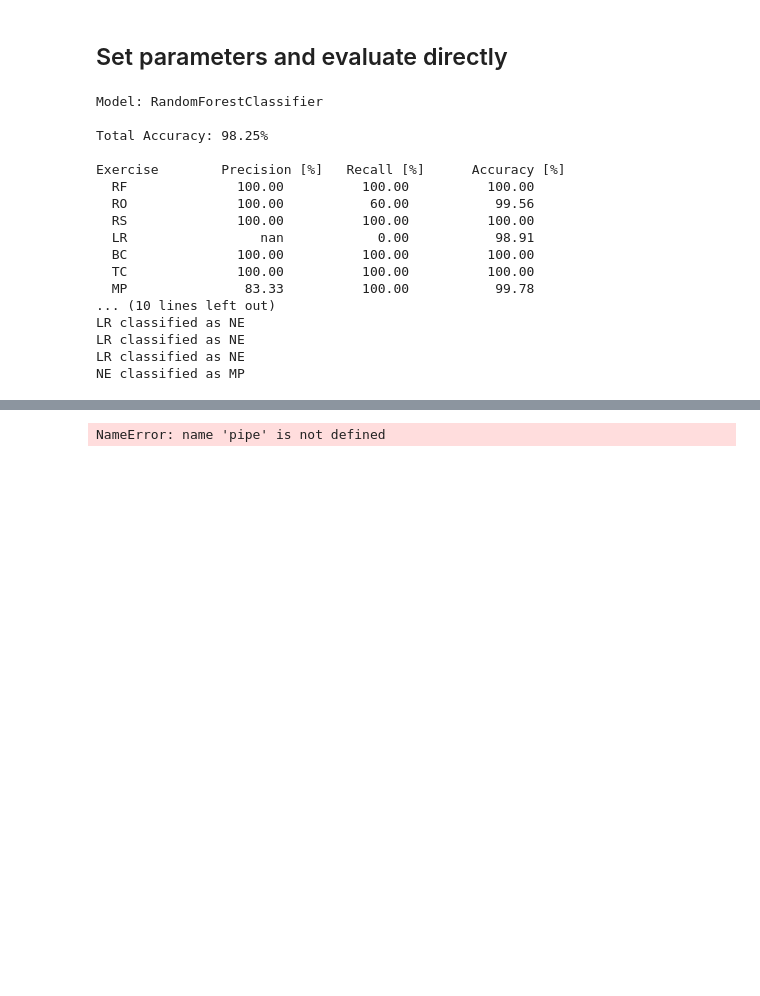
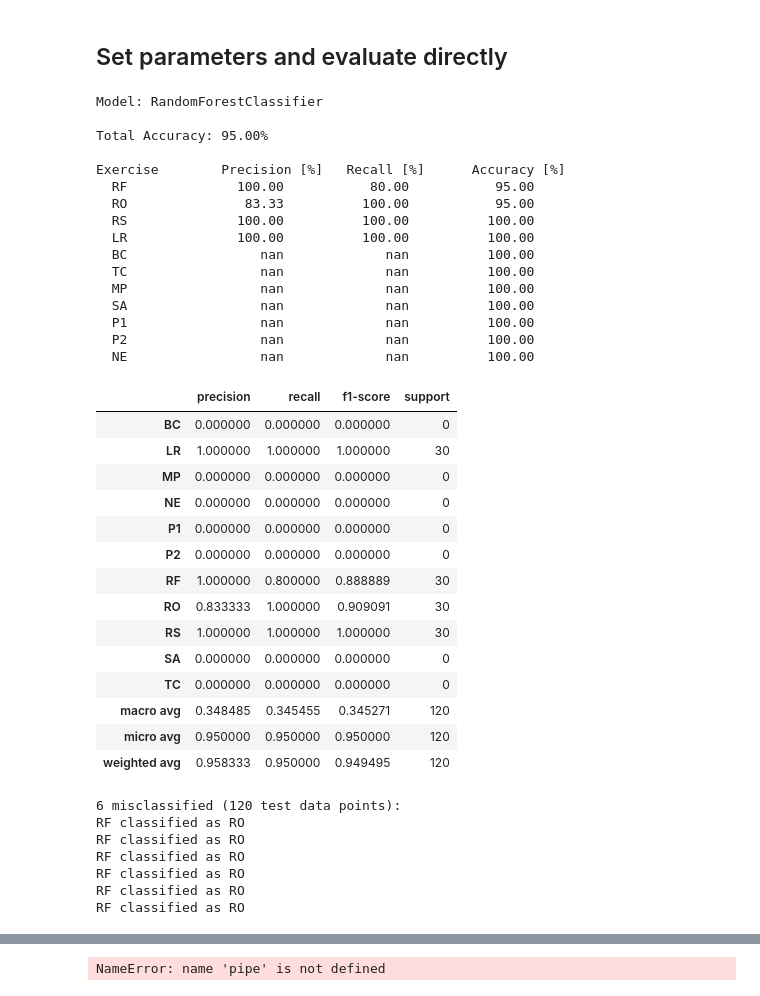
Before and after one commit to FlorianMeinhart/master-project, a Jupyter notebook: Classification_Section_Means/Evaluation_Parameters_Features_Section_Means.ipynb, the cells around one changed output, grey strips where cells are left out. Drawn from its saved outputs; the diff is of its cells as text; code cells hidden in the pictures; blank space fills up the shorter version.

```diff
--- a/Classification_Section_Means/Evaluation_Parameters_Features_Section_Means.ipynb
+++ b/Classification_Section_Means/Evaluation_Parameters_Features_Section_Means.ipynb
@@ -237,52 +234,83 @@ grid_search_results
 # %%
 PD2 = PDH.PhysioData_SectionFeatures(num_sections=10,
                                      test_subject_ids=1,
-                                     train_subject_ids=1,
-                                     test_rep_nums=5,
+                                     train_subject_ids=[2,3],
+                                     test_rep_nums=-1,
                                      train_rep_nums=[10, 15],
-                                     test_ex_abbrs=-1,
-                                     train_ex_abbrs=-1,
+                                     test_ex_abbrs=['RF','RO','RS','LR'],
+                                     train_ex_abbrs=['RF','RO','RS','LR'],
                                      with_non_Ex=True,
-                                     rot_axis_test_data=0,
-                                     rot_angle_test_data=20,
+                                     rot_axis_test_data=[0,1],
+                                     rot_angle_test_data=[10,5],
                                      add_noise_test_data=True,
                                      add_noise_train_data=False,
-                                     snr_db=15)
+                                     snr_db=20)
 
 # create ML model
 ML_model = RandomForestClassifier(n_estimators=50, max_leaf_nodes=40, n_jobs=-1, random_state=42)
 #ML_model = make_pipeline(StandardScaler(), SVC(random_state=42)) # Support Vector Classifier with input scaling
 
 # train the model
 ML_model.fit(PD2.X_train(), PD2.y_train())
 
 # predict labels
 y_pred = ML_model.predict(PD2.X_test())
 
 # show results
 print('Model: ' + type(ML_model).__name__ + '\n')
+
 print('Total Accuracy: {:.2f}%\n'.format((accuracy_score(PD2.y_test(), y_pred))*100))
 print_precision_recall_accuracy(y_pred, PD2.y_test())
+
+report = classification_report(PD2.y_test(), y_pred,
+                               labels=np.arange(0,11),
+                               target_names=['RF','RO','RS','LR','BC','TC','MP','SA','P1','P2','NE'],
+                               sample_weight=None, output_dict=True)
+
+report_df = pd.DataFrame.from_dict(report, orient='index')
+display(report_df)
+
 print('')
 print_misclassified_data_points(y_pred, PD2.y_test())
 # %% [output]
 Model: RandomForestClassifier
 
-Total Accuracy: 98.25%
+Total Accuracy: 95.00%
 
 Exercise        Precision [%]   Recall [%]      Accuracy [%]
-  RF              100.00          100.00          100.00
-  RO              100.00           60.00           99.56
+  RF              100.00           80.00           95.00
+  RO               83.33          100.00           95.00
   RS              100.00          100.00          100.00
-  LR                 nan            0.00           98.91
-  BC              100.00          100.00          100.00
-  TC              100.00          100.00          100.00
-  MP               83.33          100.00           99.78
-... (10 lines left out)
-LR classified as NE
-LR classified as NE
-LR classified as NE
-NE classified as MP
+  LR              100.00          100.00          100.00
+  BC                 nan             nan          100.00
+  TC                 nan             nan          100.00
+  MP                 nan             nan          100.00
+  SA                 nan             nan          100.00
+  P1                 nan             nan          100.00
+  P2                 nan             nan          100.00
+  NE                 nan             nan          100.00
+|  | precision | recall | f1-score | support |
+| BC | 0.000000 | 0.000000 | 0.000000 | 0 |
+| LR | 1.000000 | 1.000000 | 1.000000 | 30 |
+| MP | 0.000000 | 0.000000 | 0.000000 | 0 |
+| NE | 0.000000 | 0.000000 | 0.000000 | 0 |
+| P1 | 0.000000 | 0.000000 | 0.000000 | 0 |
+| P2 | 0.000000 | 0.000000 | 0.000000 | 0 |
+| RF | 1.000000 | 0.800000 | 0.888889 | 30 |
+| RO | 0.833333 | 1.000000 | 0.909091 | 30 |
+| RS | 1.000000 | 1.000000 | 1.000000 | 30 |
+| SA | 0.000000 | 0.000000 | 0.000000 | 0 |
+| TC | 0.000000 | 0.000000 | 0.000000 | 0 |
+| macro avg | 0.348485 | 0.345455 | 0.345271 | 120 |
+| micro avg | 0.950000 | 0.950000 | 0.950000 | 120 |
+| weighted avg | 0.958333 | 0.950000 | 0.949495 | 120 |
+6 misclassified (120 test data points):
+RF classified as RO
+RF classified as RO
+RF classified as RO
+RF classified as RO
+RF classified as RO
+RF classified as RO
 # %%
 report = classification_report(PD2.y_test(), y_pred,
                                labels=np.arange(0,11),
```
Also changed, not shown: parts of 3 cells of this notebook, 1 other file.
